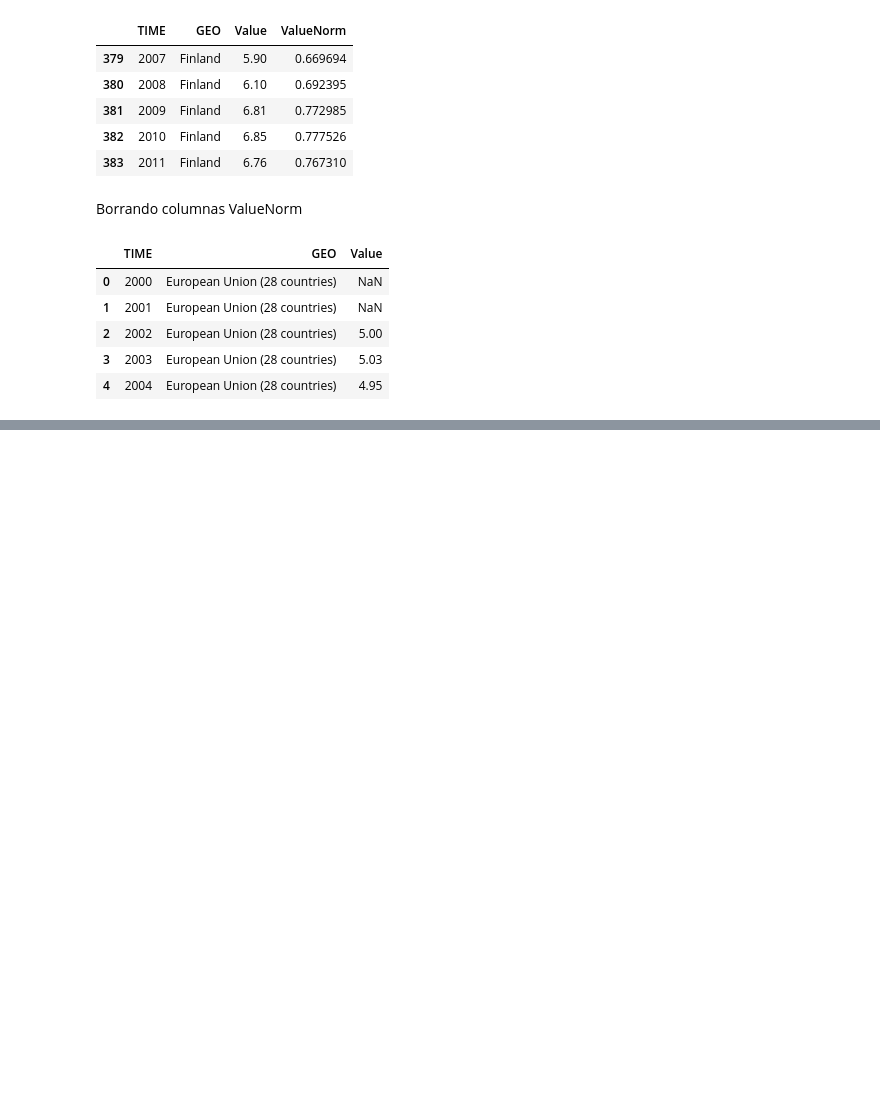
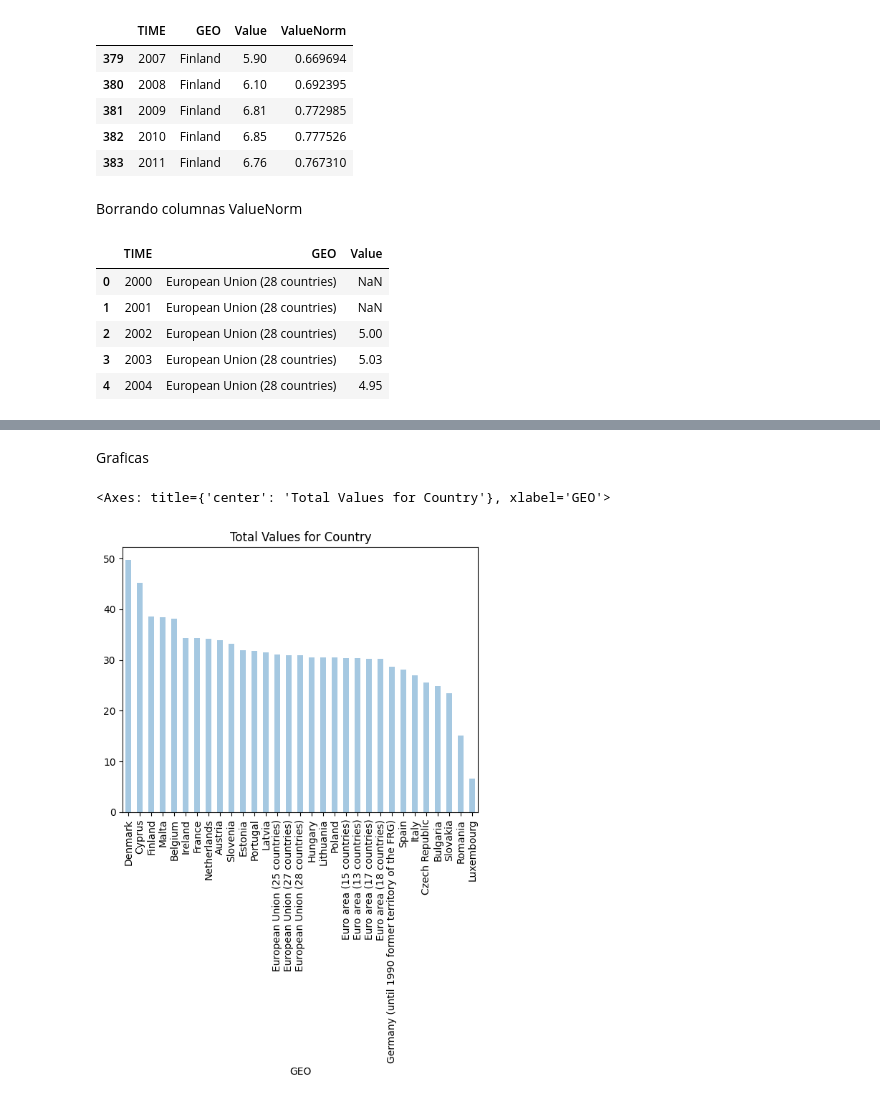
Before and after one commit to MarcoSuarezECCI/SeminarioBigData, a Jupyter notebook: Lab1.ipynb, the cells around one changed output, grey strips where cells are left out. Saved outputs shown, nothing was run; the diff lists cells and outputs as text; code cells hidden in the pictures; blank space fills up the shorter version.

```diff
--- a/Lab1.ipynb
+++ b/Lab1.ipynb
@@ -161,0 +164,6 @@ edu.head()
+# %%
+edu.sort_values(by = 'Value', ascending = False ,
+
+inplace = True)
+
+edu.head()
@@ -161,0 +192,9 @@ edu.head()
+# %%
+filtered_data = edu[edu["TIME"] > 2005]
+
+pivedu = pd. pivot_table( filtered_data , values = 'Value',
+
+index = ['GEO'] ,
+columns = ['TIME'])
+
+pivedu.head()
@@ -161,0 +209,9 @@ edu.head()
+# %% [markdown]
+Graficas
+# %%
+totalSum = pivedu. sum(axis = 1).sort_values(ascending = False)
+totalSum. plot(kind = 'bar', style = 'b', alpha = 0.4,
+title = "Total Values for Country")
+# %% [output]
+<Axes: title={'center': 'Total Values for Country'}, xlabel='GEO'>
+[figure, added]
```
Also changed, not shown: parts of 7 cells of this notebook.
